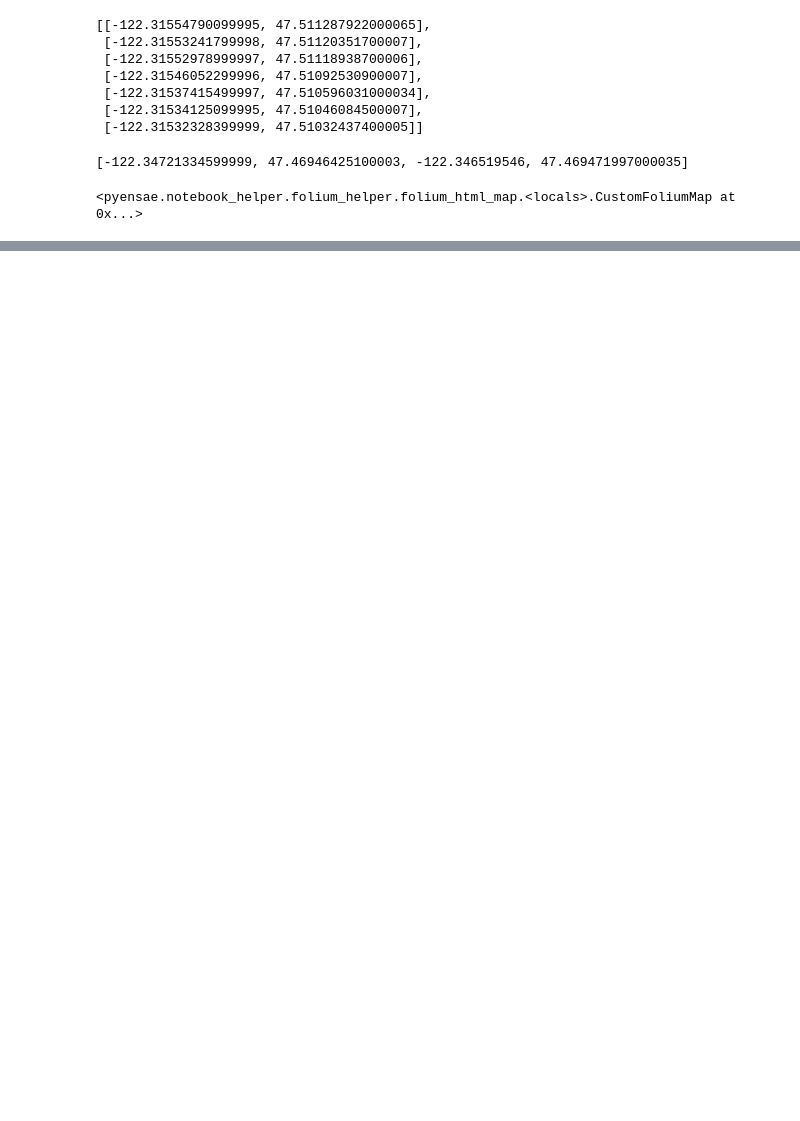
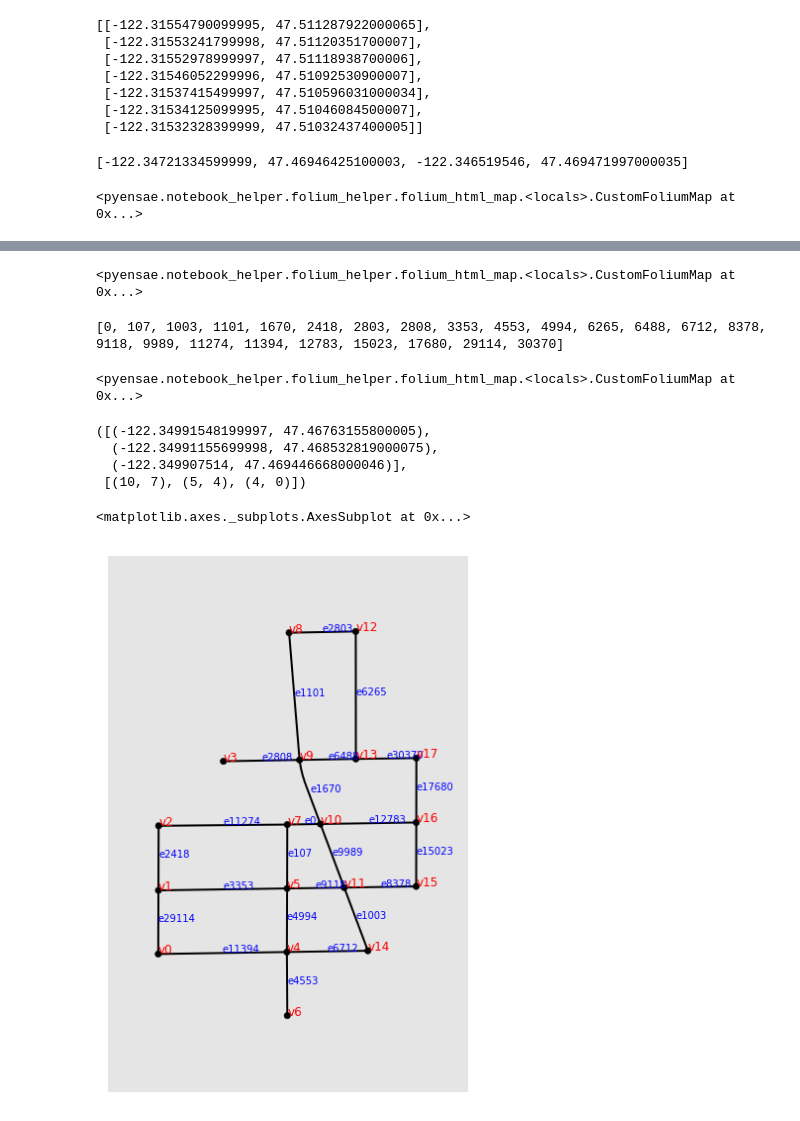
Before and after one commit to sdpython/ensae_projects, a Jupyter notebook: _doc/notebooks/challenges/city_tour/city_tour_data_preparation.ipynb, the cells around one changed output, grey strips where cells are left out. Saved outputs shown, nothing was run; the diff lists cells and outputs as text; code cells hidden in the pictures; blank space fills up the shorter version.

```diff
--- a/_doc/notebooks/challenges/city_tour/city_tour_data_preparation.ipynb
+++ b/_doc/notebooks/challenges/city_tour/city_tour_data_preparation.ipynb
@@ -88,0 +93,3 @@ folium_html_map(map_osm, width="50%")
+# %%
+street0 = streets5[0][1].points
+street0
@@ -88,0 +138,15 @@ folium_html_map(map_osm, width="50%")
+# %%
+from shapely.geometry import Point, LineString
+
+def enumerate_close(x, y, shapes, th=None):
+    p = Point(x,y)
+    for i, shape in enumerate(shapes):
+        obj = LineString(shape.points)
+        d = p.distance(obj)
+        if th is None or d <= th:
+            yield d, i
+
+x, y = shapes[0].points[0]
+closes = list(enumerate_close(x, y, shapes))
+closes.sort()
+closes[:10]
@@ -88,0 +164,44 @@ folium_html_map(map_osm, width="50%")
+# %%
+import folium
+from ensae_projects.data.data_geo_streets import folium_html_street_map
+folium_html_street_map([_[1] for _ in closes[:20]], shapes, html_width="50%", zoom_start=15)
+# %% [output]
+<pyensae.notebook_helper.folium_helper.folium_html_map.<locals>.CustomFoliumMap at 0x...>
+# %%
+def complete_subset_streets(subset, shapes):
+    extension = []
+    for i, shape in enumerate(shapes):
+        add = []
+        for s in subset:
+            to = shapes[s]
+            if s != i:
+                con = connect_streets(shapes[s].points, shapes[i].points)
+                if con is not None:
+                    add.extend([_[1] for _ in con])
+        if len(set(add)) == 2:
+            extension.append(i)
+    return extension
+
+subset = [index for dist, index in closes[:20]]
+newset = set(subset + complete_subset_streets(subset, shapes))
+
+print(list(sorted(newset)))
+folium_html_street_map(newset, shapes, html_width="50%", zoom_start=15)
+# %% [output]
+[0, 107, 1003, 1101, 1670, 2418, 2803, 2808, 3353, 4553, 4994, 6265, 6488, 6712, 8378, 9118, 9989, 11274, 11394, 12783, 15023, 17680, 29114, 30370]
+<pyensae.notebook_helper.folium_helper.folium_html_map.<locals>.CustomFoliumMap at 0x...>
+# %%
+from ensae_projects.data.data_geo_streets import build_streets_vertices
+vertices, edges = build_streets_vertices(newset, shapes)
+vertices[:3], edges[:3]
+# %% [output]
+([(-122.34991548199997, 47.46763155800005),
+  (-122.34991155699998, 47.468532819000075),
+  (-122.349907514, 47.469446668000046)],
+ [(10, 7), (5, 4), (4, 0)])
+# %%
+from ensae_projects.data.data_geo_streets import plot_streets_network
+plot_streets_network(newset, edges, vertices, shapes, figsize=(10,10))
+# %% [output]
+<matplotlib.axes._subplots.AxesSubplot at 0x...>
+[figure, added]
```
Also changed, not shown: parts of 10 cells of this notebook, 15 other files.
